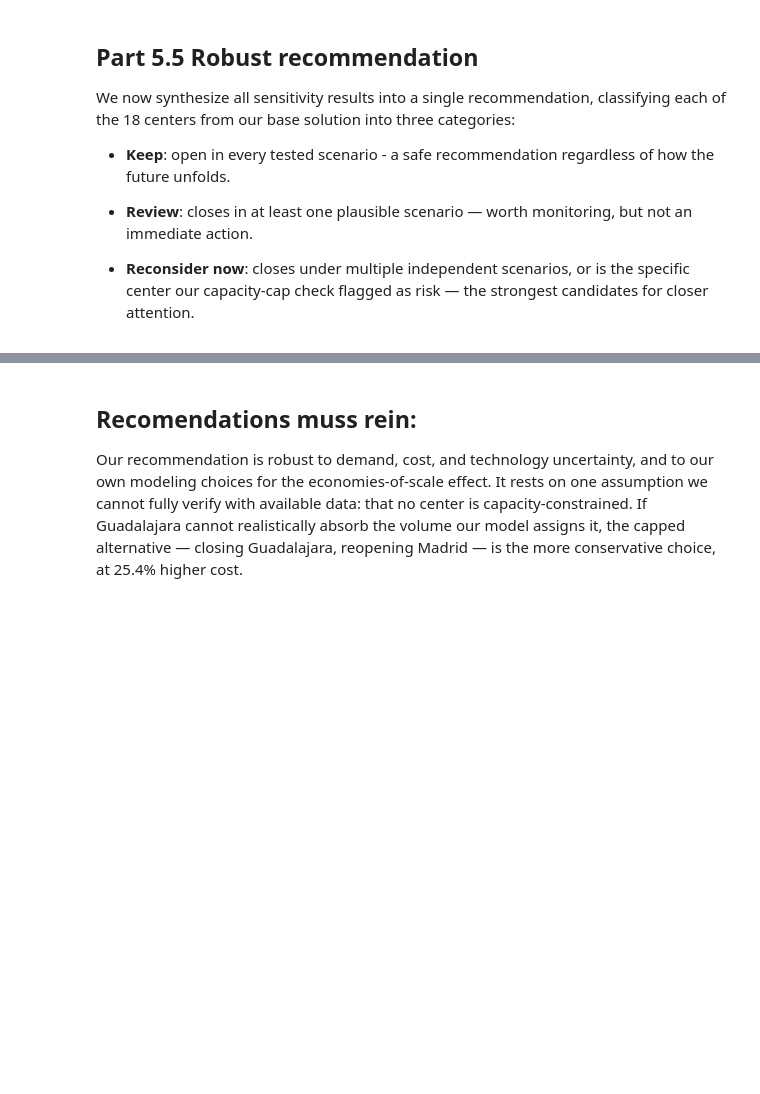
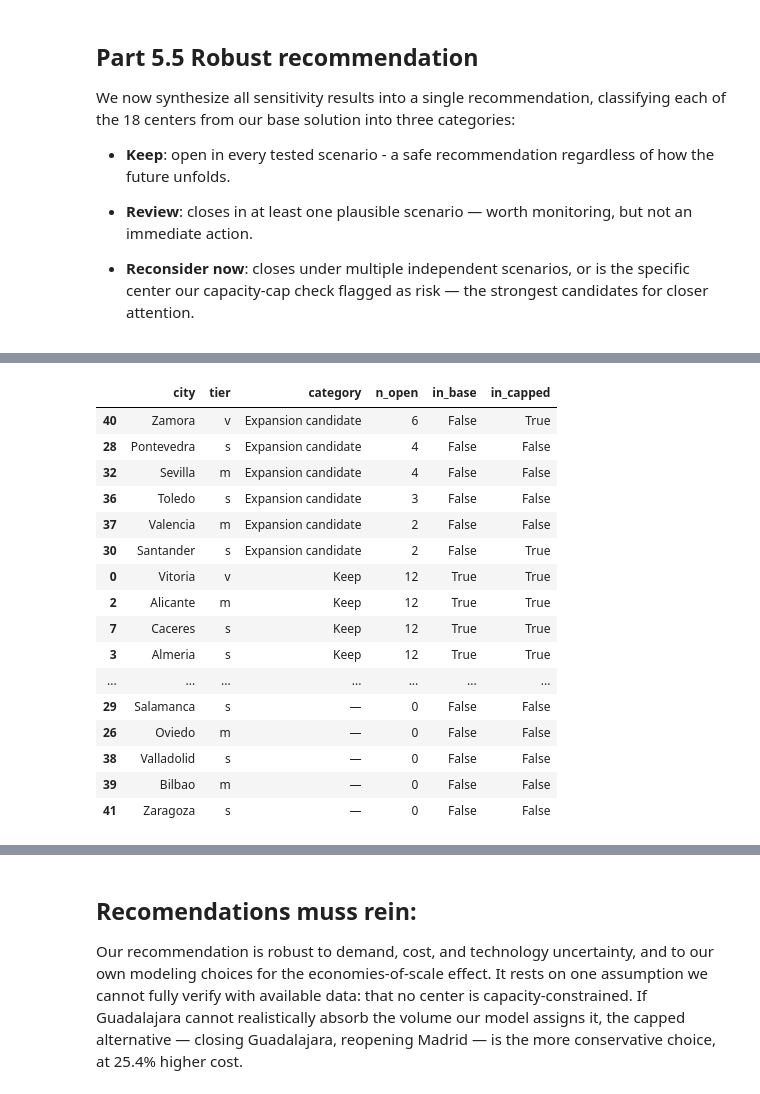
Before and after one commit to TimonLudwig1/case_study_3_d3, a Jupyter notebook: case_study.ipynb, the cells around one changed output, grey strips where cells are left out. Saved outputs shown, nothing was run; the diff lists cells and outputs as text; code cells hidden in the pictures; blank space fills up the shorter version.

```diff
--- a/case_study.ipynb
+++ b/case_study.ipynb
@@ -1664,0 +1844,33 @@ We now synthesize all sensitivity results into a single recommendation, classify
+# %%
+# Automatische Kategorisierung nach den oben definierten Regeln
+def classify(row):
+    if row["in_base"] and row["n_open"] >= row["n_total"] - 1:
+        return "Keep"
+    if not row["in_base"] and row["n_open"] >= 2:
+        return "Expansion candidate"
+    if row["in_base"] and row["n_open"] <= row["n_total"] - 3:
+        return "Reconsider"
+    if row["in_base"]:
+        return "Review"
+    return "—"
+
+status_df["category"] = status_df.apply(classify, axis=1)
+status_df.sort_values(["category", "n_open"], ascending=[True, False])[["city", "tier", "category", "n_open", "in_base", "in_capped"]]
+# %% [output]
+|  | city | tier | category | n_open | in_base | in_capped |
+| 40 | Zamora | v | Expansion candidate | 6 | False | True |
+| 28 | Pontevedra | s | Expansion candidate | 4 | False | False |
+| 32 | Sevilla | m | Expansion candidate | 4 | False | False |
+| 36 | Toledo | s | Expansion candidate | 3 | False | False |
+| 37 | Valencia | m | Expansion candidate | 2 | False | False |
+| 30 | Santander | s | Expansion candidate | 2 | False | True |
+| 0 | Vitoria | v | Keep | 12 | True | True |
+| 2 | Alicante | m | Keep | 12 | True | True |
+| 7 | Caceres | s | Keep | 12 | True | True |
+| 3 | Almeria | s | Keep | 12 | True | True |
+| ... | ... | ... | ... | ... | ... | ... |
+| 29 | Salamanca | s | — | 0 | False | False |
+| 26 | Oviedo | m | — | 0 | False | False |
+| 38 | Valladolid | s | — | 0 | False | False |
+| 39 | Bilbao | m | — | 0 | False | False |
+| 41 | Zaragoza | s | — | 0 | False | False |
```
Also changed, not shown: parts of 9 cells of this notebook.
